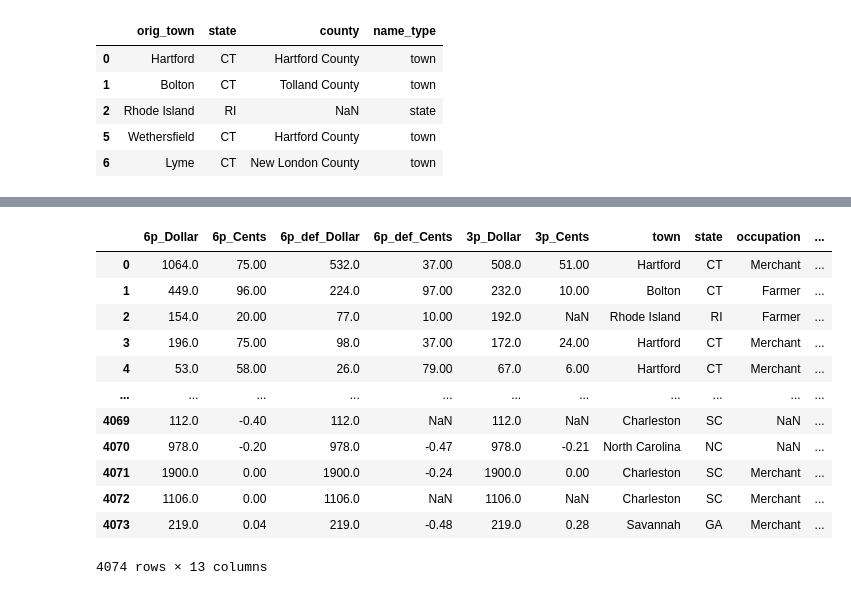
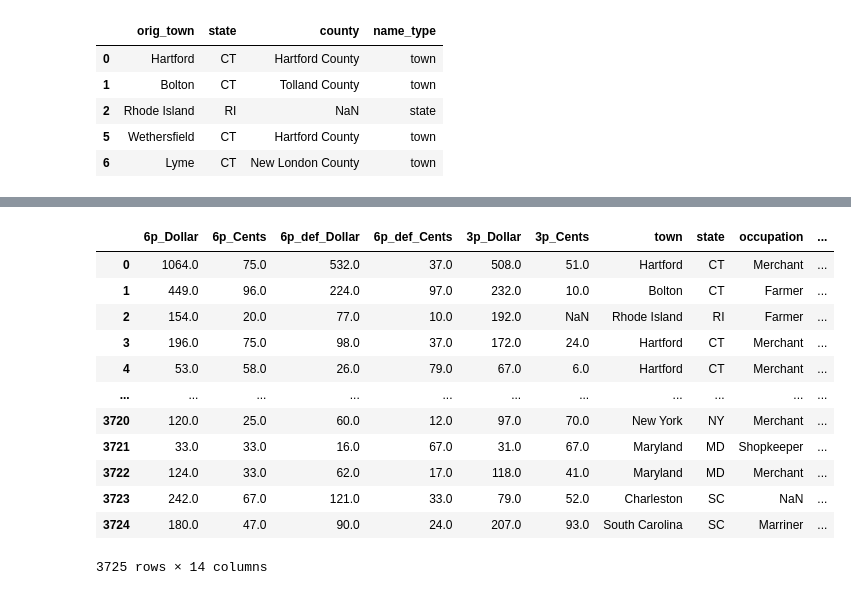
Before and after one commit to davidch2020/SPEOC-pt-1, a Jupyter notebook: S2022/Jiacheng's work/cleaning_town.ipynb, the cells around one changed output, grey strips where cells are left out. Saved outputs shown, nothing was run; the diff lists cells and outputs as text; code cells hidden in the pictures.

```diff
--- a/S2022/Jiacheng's work/cleaning_town.ipynb
+++ b/S2022/Jiacheng's work/cleaning_town.ipynb
@@ -22,8 +22,10 @@ Step 1: flag by 1 records that have NA "state" and "town" values.
 # import and cleaning
 ASD_all = pd.read_excel(
     'ASD_all.xlsx', index_col=0).reset_index(drop=True).dropna(how='all').drop_duplicates().reset_index(drop=True)
-CD_all = pd.read_excel(
-    'CD_all.xlsx', index_col=0).reset_index(drop=True).dropna(how='all').drop_duplicates().reset_index(drop=True)
+# CD_all = pd.read_excel(
+#     'CD_all.xlsx', index_col=0).reset_index(drop=True).dropna(how='all').drop_duplicates().reset_index(drop=True)
+
+CD_all = pd.read_csv('../../Data/Post1790/aggregated_CD_noname.csv', index_col=0)
 
 # strip white space
 for col in ['town', 'state', 'occupation']:
@@ -35,5 +37,5 @@ CD_all['orig_town'] = CD_all['town']
 
 print(ASD_all.shape, CD_all.shape)
 
-ASD_all
+CD_all.drop(['name_type', 'county'], axis=1, inplace=True)
 # %% [output]
@@ -305,7 +294,7 @@ There are a few cases where the `orig_town` names include `'County'`, but gets m
 ASD_no_NA = ASD_all[ASD_all['FLAG']!=1]
 CD_no_NA = CD_all[CD_all['FLAG']!=1]
 
-matchlist = pd.read_csv('countymapping.csv', index_col=0)
+matchlist = pd.read_csv('../../Data/AssetGeography/countymapping.csv', index_col=0)
 matchlist = matchlist.rename({'town': 'orig_town'}, axis=1)
 matchlist.head()
 # %% [output]
@@ -317,12 +306,12 @@ matchlist.head()
 | 6 | Lyme | CT | New London County | town |
 # %%
 ASD_merged = pd.merge(left=ASD_no_NA, right=matchlist, how='left', on=['state', 'orig_town'])
-CD_merged = pd.merge(left=ASD_no_NA, right=matchlist, how='left', on=['state', 'orig_town'])
+CD_merged = pd.merge(left=CD_no_NA, right=matchlist, how='left', on=['state', 'orig_town'])
 
 
 # select
 filter_ASD = ASD_merged.orig_town.str.contains('County') & ASD_merged.name_type.isna()
 filter_CD = CD_merged.orig_town.str.contains('County') & CD_merged.name_type.isna()
-ASD_merged.loc[filter_ASD]
+CD_merged.loc[filter_CD]
 # %% [output]
 |  | 6p_Dollar | 6p_Cents | 6p_def_Dollar | 6p_def_Cents | 3p_Dollar | 3p_Cents | town | state | occupation | ... |
@@ -334,29 +318,29 @@ ASD_merged.loc[filter_ASD]
 # %%
 ASD_merged.loc[filter, 'name_type'] = 'county'
 ASD_merged.loc[filter, 'county'] = ASD_merged.loc[filter, 'town']
 
 CD_merged.loc[filter, 'name_type'] = 'county'
 CD_merged.loc[filter, 'county'] = CD_merged.loc[filter, 'town']
 
 # remove "County" from county name
 ASD_merged['county'] = ASD_merged['county'].apply(lambda x: x.replace('County', '').rstrip() if type(x)==str else x)
 CD_merged['county'] = CD_merged['county'].apply(lambda x: x.replace('County', '').rstrip() if type(x)==str else x)
 
-ASD_merged
+CD_merged
 # %% [output]
 |  | 6p_Dollar | 6p_Cents | 6p_def_Dollar | 6p_def_Cents | 3p_Dollar | 3p_Cents | town | state | occupation | ... |
-| 0 | 1064.0 | 75.00 | 532.0 | 37.00 | 508.0 | 51.00 | Hartford | CT | Merchant | ... |
-| 1 | 449.0 | 96.00 | 224.0 | 97.00 | 232.0 | 10.00 | Bolton | CT | Farmer | ... |
-| 2 | 154.0 | 20.00 | 77.0 | 10.00 | 192.0 | NaN | Rhode Island | RI | Farmer | ... |
-| 3 | 196.0 | 75.00 | 98.0 | 37.00 | 172.0 | 24.00 | Hartford | CT | Merchant | ... |
-| 4 | 53.0 | 58.00 | 26.0 | 79.00 | 67.0 | 6.00 | Hartford | CT | Merchant | ... |
+| 0 | 1064.0 | 75.0 | 532.0 | 37.0 | 508.0 | 51.0 | Hartford | CT | Merchant | ... |
+| 1 | 449.0 | 96.0 | 224.0 | 97.0 | 232.0 | 10.0 | Bolton | CT | Farmer | ... |
+| 2 | 154.0 | 20.0 | 77.0 | 10.0 | 192.0 | NaN | Rhode Island | RI | Farmer | ... |
+| 3 | 196.0 | 75.0 | 98.0 | 37.0 | 172.0 | 24.0 | Hartford | CT | Merchant | ... |
+| 4 | 53.0 | 58.0 | 26.0 | 79.0 | 67.0 | 6.0 | Hartford | CT | Merchant | ... |
 | ... | ... | ... | ... | ... | ... | ... | ... | ... | ... | ... |
-| 4069 | 112.0 | -0.40 | 112.0 | NaN | 112.0 | NaN | Charleston | SC | NaN | ... |
-| 4070 | 978.0 | -0.20 | 978.0 | -0.47 | 978.0 | -0.21 | North Carolina | NC | NaN | ... |
-| 4071 | 1900.0 | 0.00 | 1900.0 | -0.24 | 1900.0 | 0.00 | Charleston | SC | Merchant | ... |
-| 4072 | 1106.0 | 0.00 | 1106.0 | NaN | 1106.0 | NaN | Charleston | SC | Merchant | ... |
-| 4073 | 219.0 | 0.04 | 219.0 | -0.48 | 219.0 | 0.28 | Savannah | GA | Merchant | ... |
+| 3720 | 120.0 | 25.0 | 60.0 | 12.0 | 97.0 | 70.0 | New York | NY | Merchant | ... |
+| 3721 | 33.0 | 33.0 | 16.0 | 67.0 | 31.0 | 67.0 | Maryland | MD | Shopkeeper | ... |
+| 3722 | 124.0 | 33.0 | 62.0 | 17.0 | 118.0 | 41.0 | Maryland | MD | Merchant | ... |
+| 3723 | 242.0 | 67.0 | 121.0 | 33.0 | 79.0 | 52.0 | Charleston | SC | NaN | ... |
+| 3724 | 180.0 | 47.0 | 90.0 | 24.0 | 207.0 | 93.0 | South Carolina | SC | Marriner | ... |
-4074 rows × 13 columns
+3725 rows × 14 columns
 # %%
 # assign nan to town if name_type == county/state
 ASD_merged.loc[(ASD_merged.name_type=='county') | (ASD_merged.name_type=='state'), 'town'] = np.nan
```
Also changed, not shown: parts of 9 cells of this notebook, 3 other files.
